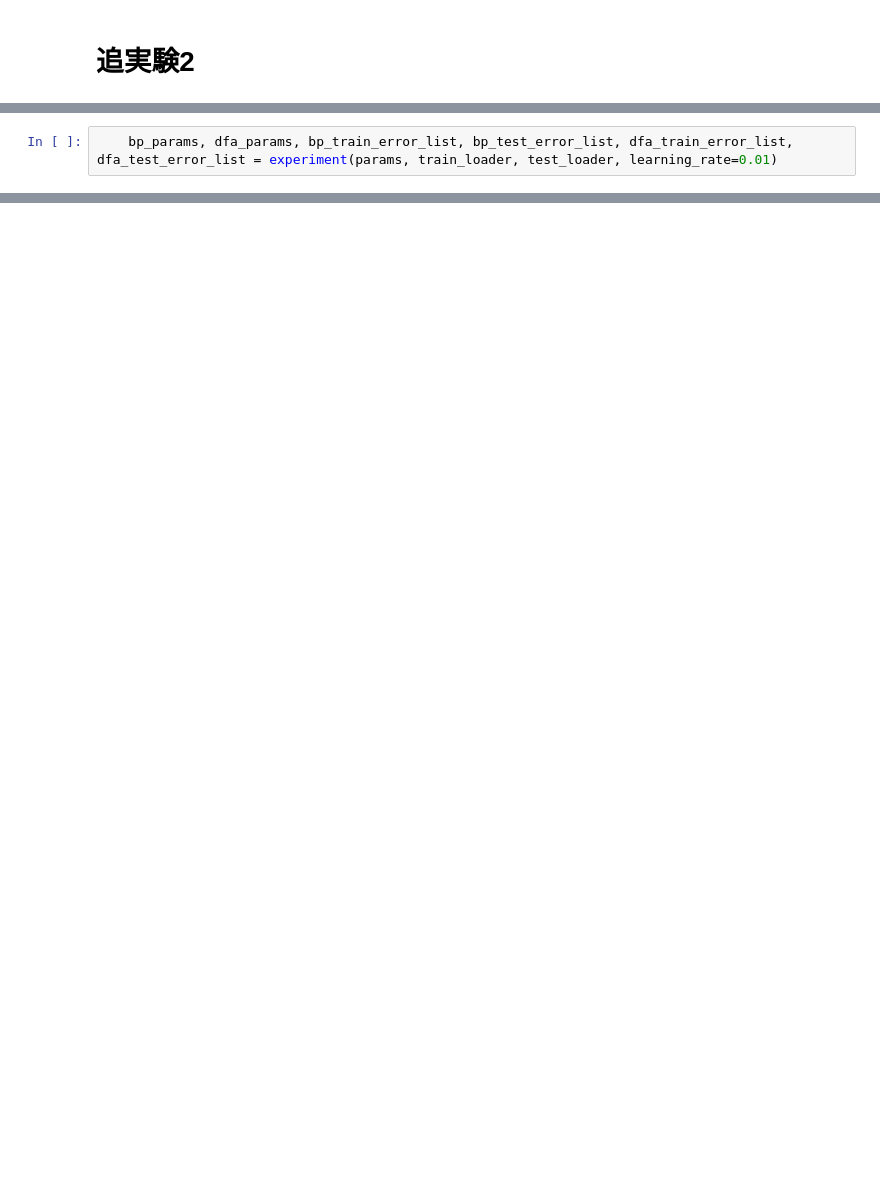
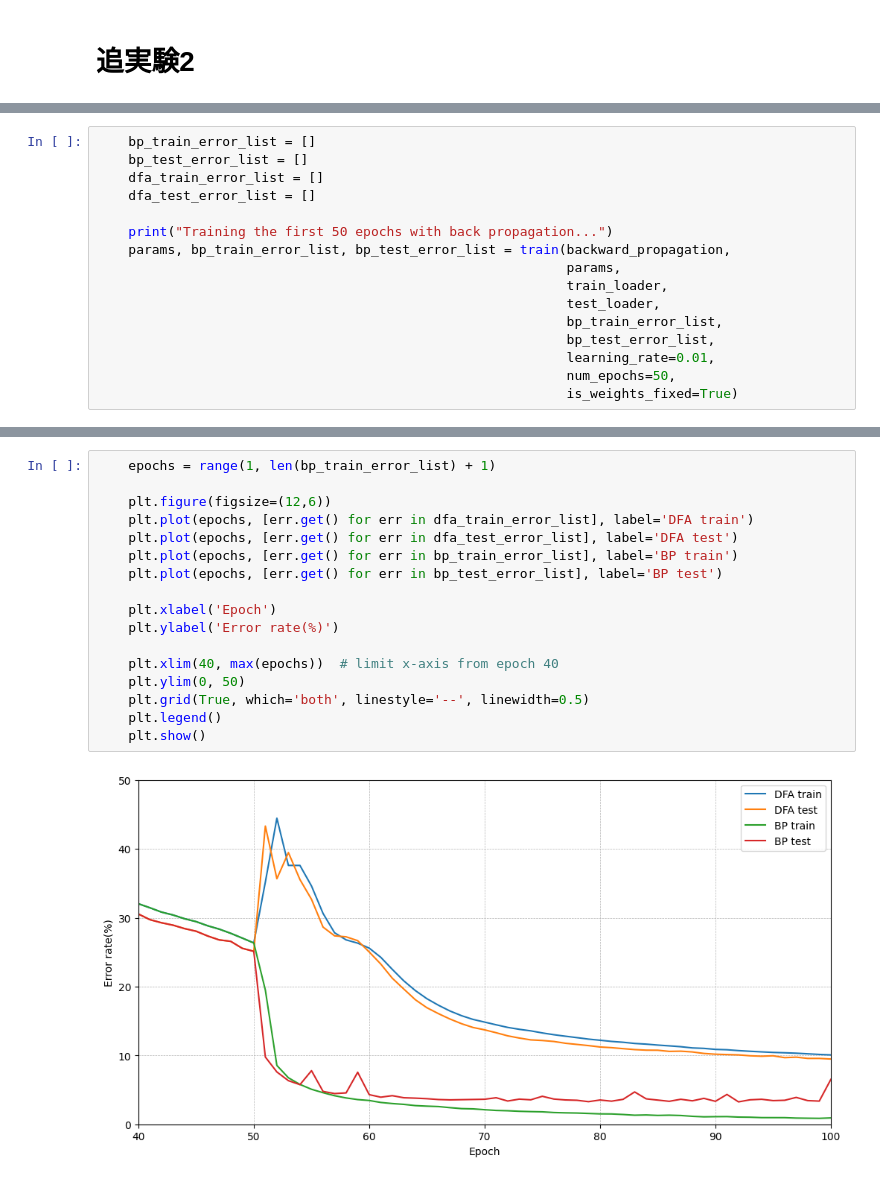
Before and after one commit to root2116/direct-feedback-alignment, a Jupyter notebook: dfa.ipynb, the cells around one changed output, grey strips where cells are left out. Drawn from its saved outputs; the diff is of its cells as text; blank space fills up the shorter version.

```diff
--- a/dfa.ipynb
+++ b/dfa.ipynb
@@ -694,2 +830,16 @@ if __name__=='__main__':
 # %%
-    bp_params, dfa_params, bp_train_error_list, bp_test_error_list, dfa_train_error_list, dfa_test_error_list = experiment(params, train_loader, test_loader, learning_rate=0.01)
+    bp_train_error_list = []
+    bp_test_error_list = []
+    dfa_train_error_list = []
+    dfa_test_error_list = []
+
+    print("Training the first 50 epochs with back propagation...")
+    params, bp_train_error_list, bp_test_error_list = train(backward_propagation,
+                                                            params,
+                                                            train_loader,
+                                                            test_loader,
+                                                            bp_train_error_list,
+                                                            bp_test_error_list,
+                                                            learning_rate=0.01,
+                                                            num_epochs=50,
+                                                            is_weights_fixed=True)
@@ -695,0 +940,19 @@ if __name__=='__main__':
+# %%
+    epochs = range(1, len(bp_train_error_list) + 1)
+
+    plt.figure(figsize=(12,6))
+    plt.plot(epochs, [err.get() for err in dfa_train_error_list], label='DFA train')
+    plt.plot(epochs, [err.get() for err in dfa_test_error_list], label='DFA test')
+    plt.plot(epochs, [err.get() for err in bp_train_error_list], label='BP train')
+    plt.plot(epochs, [err.get() for err in bp_test_error_list], label='BP test')
+
+    plt.xlabel('Epoch')
+    plt.ylabel('Error rate(%)')
+
+    plt.xlim(40, max(epochs))  # limit x-axis from epoch 40
+    plt.ylim(0, 50)
+    plt.grid(True, which='both', linestyle='--', linewidth=0.5)
+    plt.legend()
+    plt.show()
+# %% [output]
+[figure, added]
```
Also changed, not shown: parts of 18 cells of this notebook.
